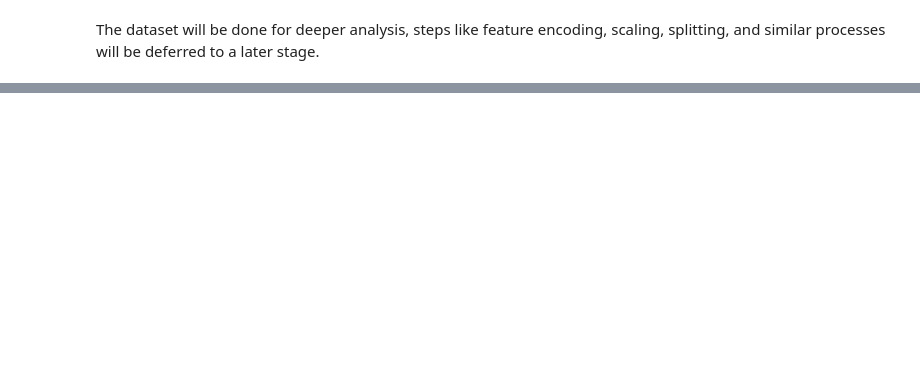
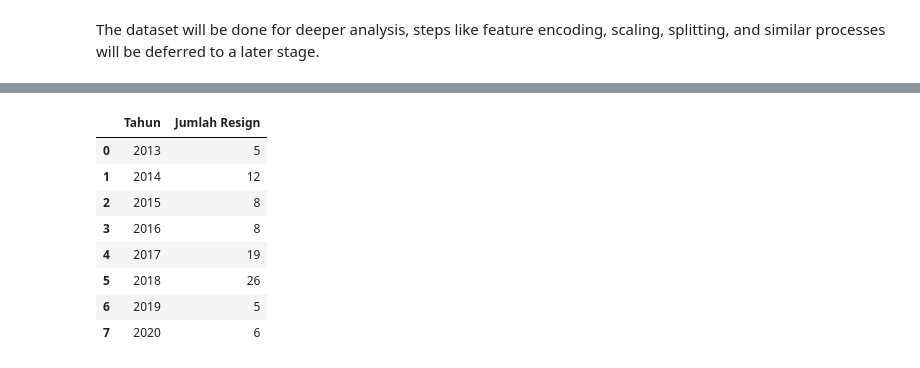
Before and after one commit to kevinusmayadhyw/Improving-Employee-Retention-By-Predicting-Employee-Attrition-Using-Machine-Learning, a Jupyter notebook: Code - Improving Employee Retention By Predicting Employee Attrition Using Machine Learning.ipynb, the cells around one changed output, grey strips where cells are left out. Drawn from its saved outputs; the diff is of its cells as text; code cells hidden in the pictures; blank space fills up the shorter version.

```diff
--- a/Code - Improving Employee Retention By Predicting Employee Attrition Using Machine Learning.ipynb
+++ b/Code - Improving Employee Retention By Predicting Employee Attrition Using Machine Learning.ipynb
@@ -228,0 +250,17 @@ The dataset will be done for deeper analysis, steps like feature encoding, scali
+# %%
+df_resign = df.groupby(['Tahun_Resign']).agg({
+    'Tahun_Resign' : ['count']
+}).reset_index()
+df_resign.columns = ['Tahun', 'Jumlah Resign']
+df_resign['Tahun'] = df_resign['Tahun'].astype(int)
+df_resign
+# %% [output]
+|  | Tahun | Jumlah Resign |
+| 0 | 2013 | 5 |
+| 1 | 2014 | 12 |
+| 2 | 2015 | 8 |
+| 3 | 2016 | 8 |
+| 4 | 2017 | 19 |
+| 5 | 2018 | 26 |
+| 6 | 2019 | 5 |
+| 7 | 2020 | 6 |
```
Also changed, not shown: parts of 16 cells of this notebook.
